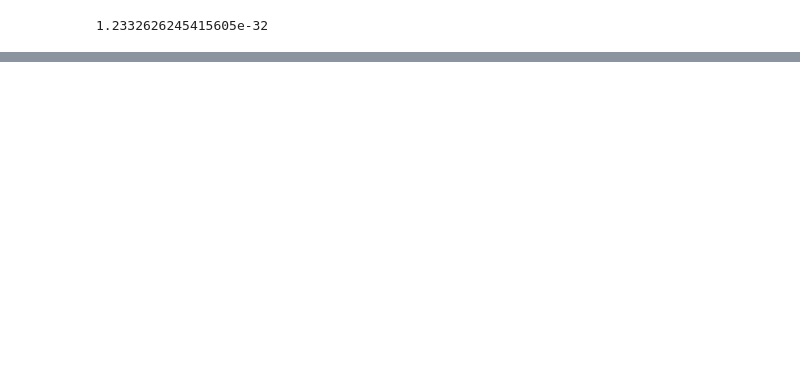
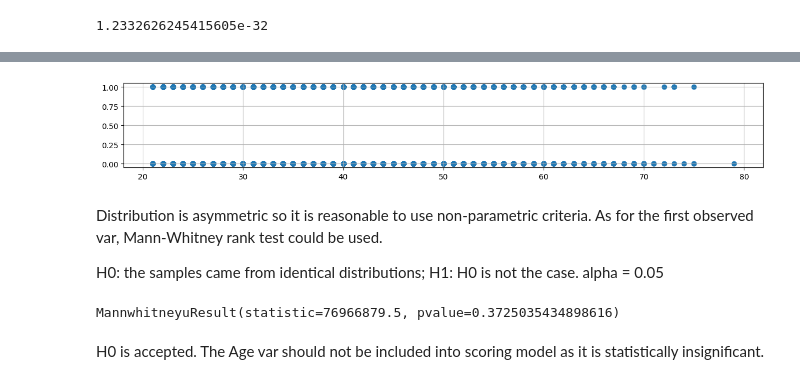
Before and after one commit to taisakamisarava/Credit_Risk_Scoring, a Jupyter notebook: Credit_scoring.ipynb, the cells around one changed output, grey strips where cells are left out. Cells and saved outputs as stored; diff of their text form; code cells hidden in the pictures; blank space fills up the shorter version.

```diff
--- a/Credit_scoring.ipynb
+++ b/Credit_scoring.ipynb
@@ -227,0 +274,16 @@ stats.chi2_contingency(adjacency_matrix, correction = False)[1]
+# %%
+draw_dependency_to_default_plot(raw_data['AGE'])
+# %% [output]
+[figure, added]
+# %% [markdown]
+Distribution is asymmetric so it is reasonable to use non-parametric criteria. As for the first observed var, Mann-Whitney rank test could be used.
+
+H0: the samples came from identical distributions;
+H1: H0 is not the case.
+alpha = 0.05
+# %%
+stats.mannwhitneyu(good_clients['AGE'], bad_clients['AGE'])
+# %% [output]
+MannwhitneyuResult(statistic=76966879.5, pvalue=0.3725035434898616)
+# %% [markdown]
+H0 is accepted. The Age var should not be included into scoring model as it is statistically insignificant.
```
Also changed, not shown: parts of 14 cells of this notebook.
